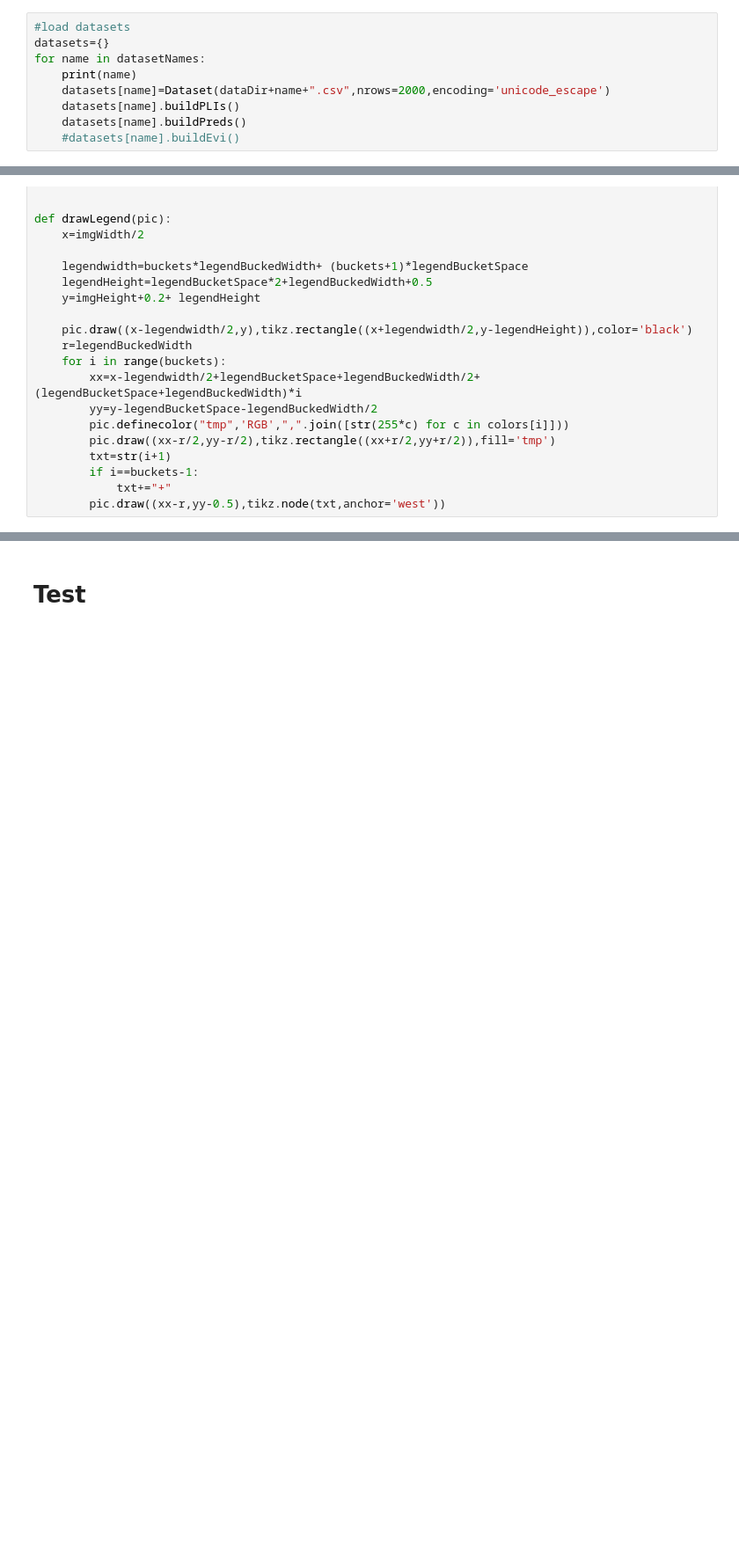
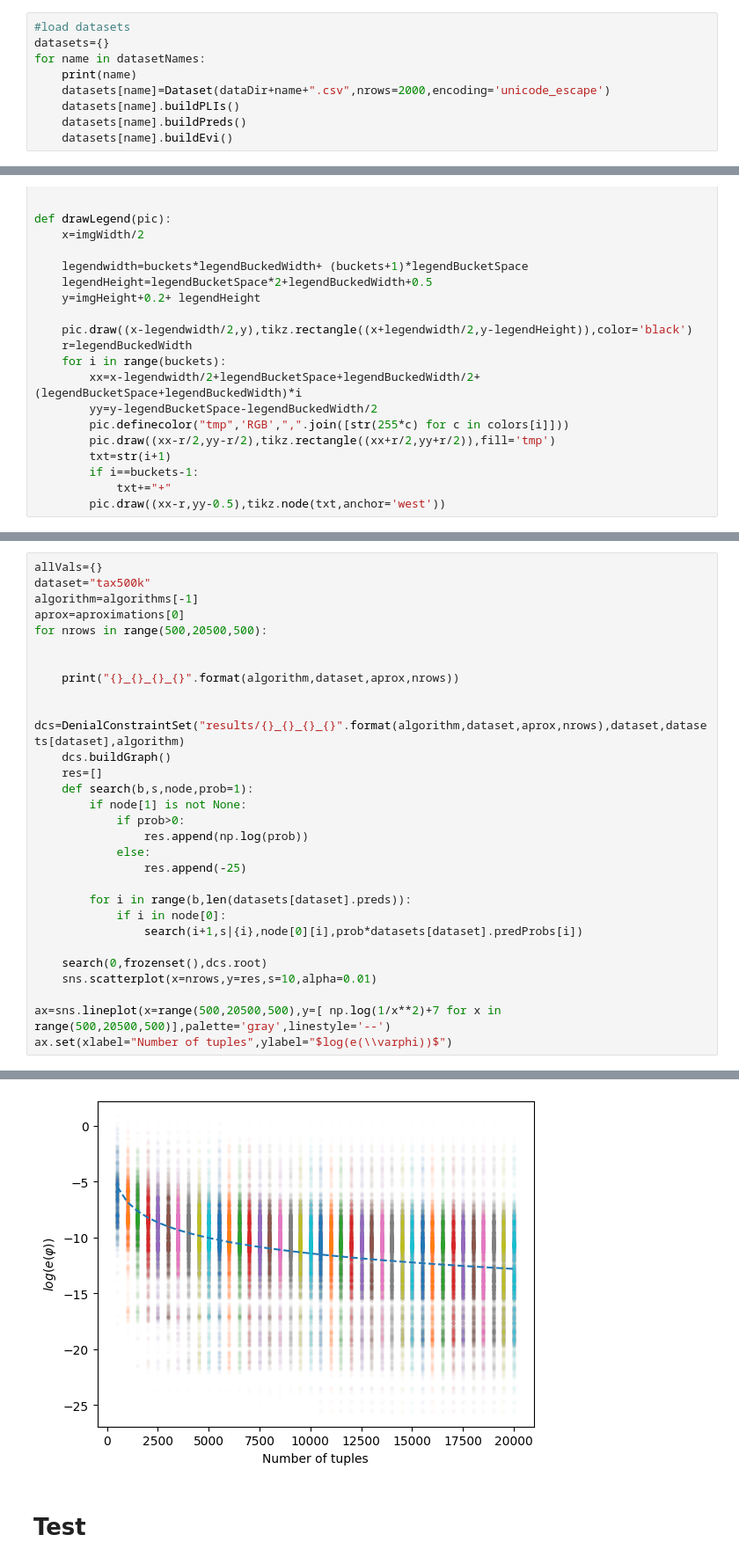
Before and after one commit to NoSocAlgroc/DCValidity, a Jupyter notebook: results2.ipynb, the cells around one changed output, grey strips where cells are left out. Shown: that part at 88% size. Cells and saved outputs as stored; diff of their text form; blank space fills up the shorter version.

```diff
--- a/results2.ipynb
+++ b/results2.ipynb
@@ -313,7 +313,7 @@ for name in datasetNames:
     datasets[name]=Dataset(dataDir+name+".csv",nrows=2000,encoding='unicode_escape')
     datasets[name].buildPLIs()
     datasets[name].buildPreds()
-    #datasets[name].buildEvi()
+    datasets[name].buildEvi()
 # %% [output]
 airport
 flights
@@ -1019,0 +1143,30 @@ print(pic.code())
+# %%
+allVals={}
+dataset="tax500k"
+algorithm=algorithms[-1]
+aprox=aproximations[0]
+for nrows in range(500,20500,500):
+
+
+    print("{}_{}_{}_{}".format(algorithm,dataset,aprox,nrows))
+
+    dcs=DenialConstraintSet("results/{}_{}_{}_{}".format(algorithm,dataset,aprox,nrows),dataset,datasets[dataset],algorithm)
+    dcs.buildGraph()
+    res=[]
+    def search(b,s,node,prob=1):
+        if node[1] is not None:
+            if prob>0:
+                res.append(np.log(prob))
+            else:
+                res.append(-25)
+
+        for i in range(b,len(datasets[dataset].preds)):
+            if i in node[0]:
+                search(i+1,s|{i},node[0][i],prob*datasets[dataset].predProbs[i])
+
+    search(0,frozenset(),dcs.root)
+    sns.scatterplot(x=nrows,y=res,s=10,alpha=0.01)
+
+ax=sns.lineplot(x=range(500,20500,500),y=[ np.log(1/x**2)+7 for x in range(500,20500,500)],palette='gray',linestyle='--')
+ax.set(xlabel="Number of tuples",ylabel="$log(e(\\varphi))$")
+# %% [output]
@@ -1020,2 +1191,3 @@ print(pic.code())
+[figure, added]
 # %% [markdown]
 # Test
```
Also changed, not shown: parts of 9 cells of this notebook.
